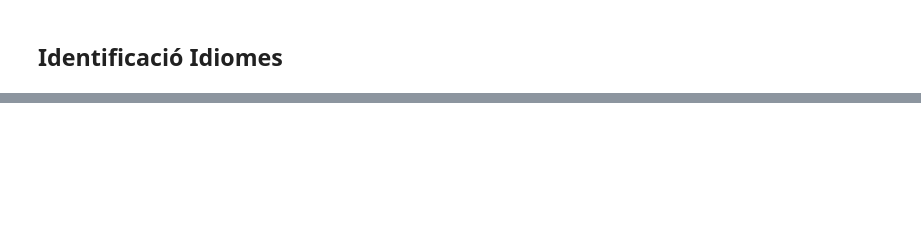
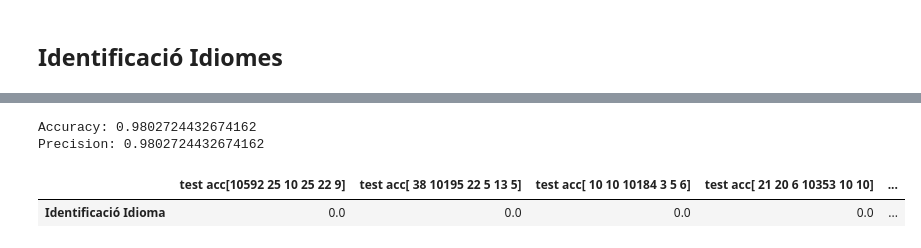
Before and after one commit to mikirop22/Identificacio_idioma, a Jupyter notebook: Identificacio_Idiomes.ipynb, the cells around one changed output, grey strips where cells are left out. Drawn from its saved outputs; the diff is of its cells as text; code cells hidden in the pictures; blank space fills up the shorter version.

```diff
--- a/Identificacio_Idiomes.ipynb
+++ b/Identificacio_Idiomes.ipynb
@@ -533,0 +551,55 @@ plt.show()
+# %%
+def calculate_metrics(valors_reals, matriz):
+    # Inicializar variables para almacenar el número total de muestras y la cantidad de muestras correctamente clasificadas
+    total_samples = 0
+    correctly_classified_samples = 0
+
+    for i in range(len(valors_reals)):
+        for j in range(len(valors_reals[i])):
+            if i == j:
+                total_samples = valors_reals[i][j]
+
+
+    # Calcular el número total de muestras y la cantidad de muestras correctamente clasificadas
+    for i in range(len(valors_reals)):
+        for j in range(len(valors_reals[i])):
+            total_samples += valors_reals[i][j]
+            correctly_classified_samples += min(valors_reals[i][j], matriz[i][j])
+
+    # Calcular la precisión y la exactitud
+    accuracy = correctly_classified_samples / total_samples
+
+    # Calcular la precisión como la cantidad de muestras correctamente clasificadas dividida por el número total de muestras
+    precision = correctly_classified_samples / total_samples
+
+    return accuracy, precision
+
+# Ejemplo de uso
+valors_reals = [[10500, 0, 0, 0, 0, 0],
+                [0, 10554, 0, 0, 0, 0],
+                [0, 0, 10448, 0, 0, 0],
+                [0, 0, 0, 10463, 0, 0],
+                [0, 0, 0, 0, 10532, 0],
+                [0, 0, 0, 0, 0, 10562]]
+
+matriz = [[10592, 25, 10, 25, 22, 9],
+          [38, 10195, 22, 5, 13, 5],
+          [10, 10, 10184, 3, 5, 6],
+          [21, 20, 6, 10353, 10, 10],
+          [35, 39, 6, 7, 10333, 4],
+          [163, 18, 5, 19, 10, 10250]]
+
+accuracy, precision = calculate_metrics(valors_reals, matriz)
+print("Accuracy:", accuracy)
+print("Precision:", precision)
+# %% [output]
+Accuracy: 0.9802724432674162
+Precision: 0.9802724432674162
+# %%
+real_values = np.array(valors_correctes)
+# %%
+results_df = save_results(matriz, real_values, 'Identificació Idioma', results_df)
+results_df
+# %% [output]
+|  | test acc[10592 25 10 25 22 9] | test acc[ 38 10195 22 5 13 5] | test acc[ 10 10 10184 3 5 6] | test acc[ 21 20 6 10353 10 10] | ... |
+| Identificació Idioma | 0.0 | 0.0 | 0.0 | 0.0 | ... |
```
Also changed, not shown: parts of 31 cells of this notebook.
